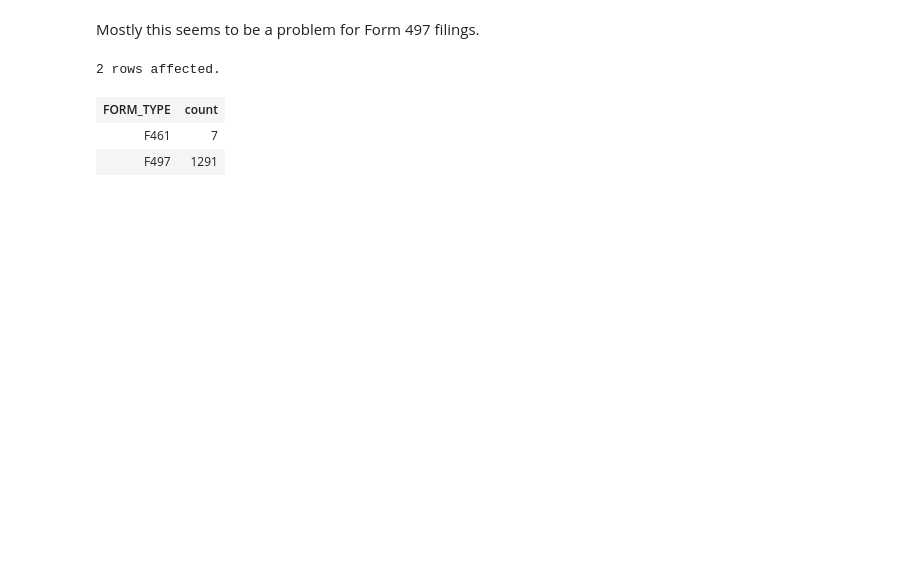
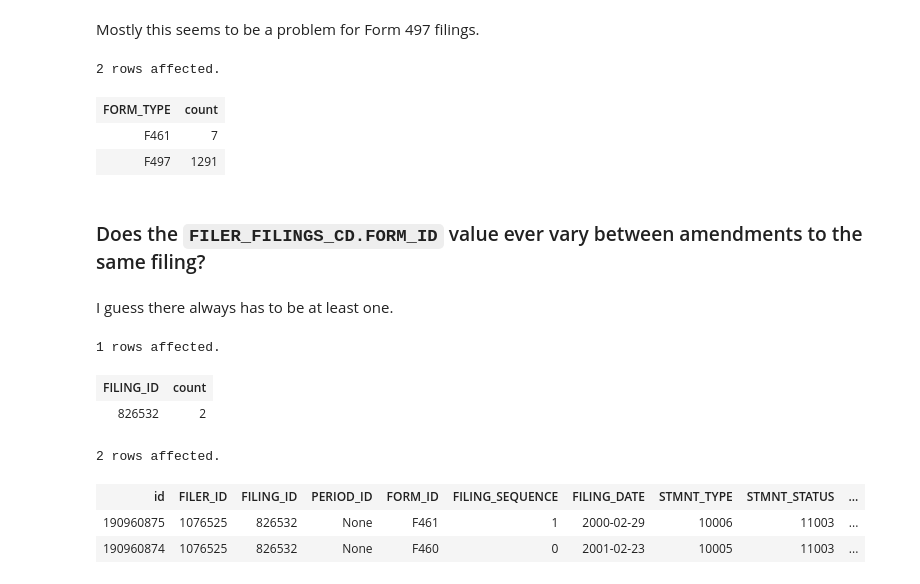
Before and after one commit to palewire/python-calaccess-notebooks, a Jupyter notebook: campaign_finance_filings.ipynb, the cells around one changed output. Drawn from its saved outputs; the diff is of its cells as text; code cells hidden in the pictures; blank space fills up the shorter version.

```diff
--- a/campaign_finance_filings.ipynb
+++ b/campaign_finance_filings.ipynb
@@ -232,3 +232,32 @@ GROUP BY 1;
 | FORM_TYPE | count |
 | F461 | 7 |
 | F497 | 1291 |
+# %% [markdown]
+### Does the `FILER_FILINGS_CD.FORM_ID` value ever vary between amendments to the same filing?
+# %% [markdown]
+I guess there always has to be at least one.
+# %%
+%%sql
+SELECT "FILING_ID", COUNT(DISTINCT "FORM_ID")
+FROM "FILER_FILINGS_CD"
+WHERE "FORM_ID" IN (
+    SELECT DISTINCT "FORM_TYPE"
+    FROM "CVR_CAMPAIGN_DISCLOSURE_CD"
+)
+GROUP BY 1
+HAVING COUNT(DISTINCT "FORM_ID") > 1
+ORDER BY 1 DESC;
+# %% [output]
+1 rows affected.
+| FILING_ID | count |
+| 826532 | 2 |
+# %%
+%%sql
+SELECT *
+FROM "FILER_FILINGS_CD"
+WHERE "FILING_ID" = 826532;
+# %% [output]
+2 rows affected.
+| id | FILER_ID | FILING_ID | PERIOD_ID | FORM_ID | FILING_SEQUENCE | FILING_DATE | STMNT_TYPE | STMNT_STATUS | ... |
+| 190960875 | 1076525 | 826532 | None | F461 | 1 | 2000-02-29 | 10006 | 11003 | ... |
+| 190960874 | 1076525 | 826532 | None | F460 | 0 | 2001-02-23 | 10005 | 11003 | ... |
```
Also changed, not shown: parts of 10 cells of this notebook.
